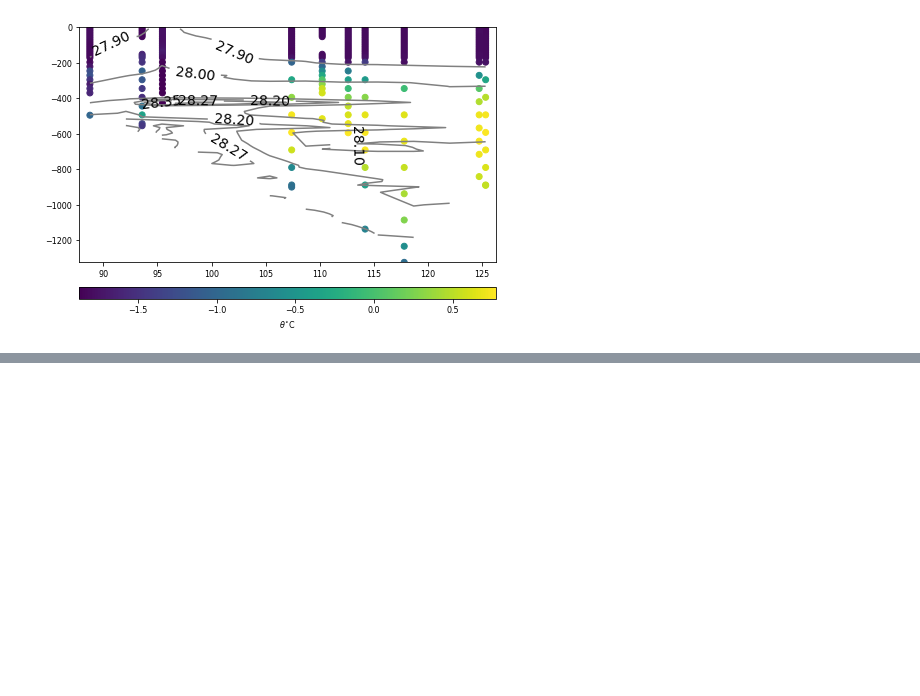
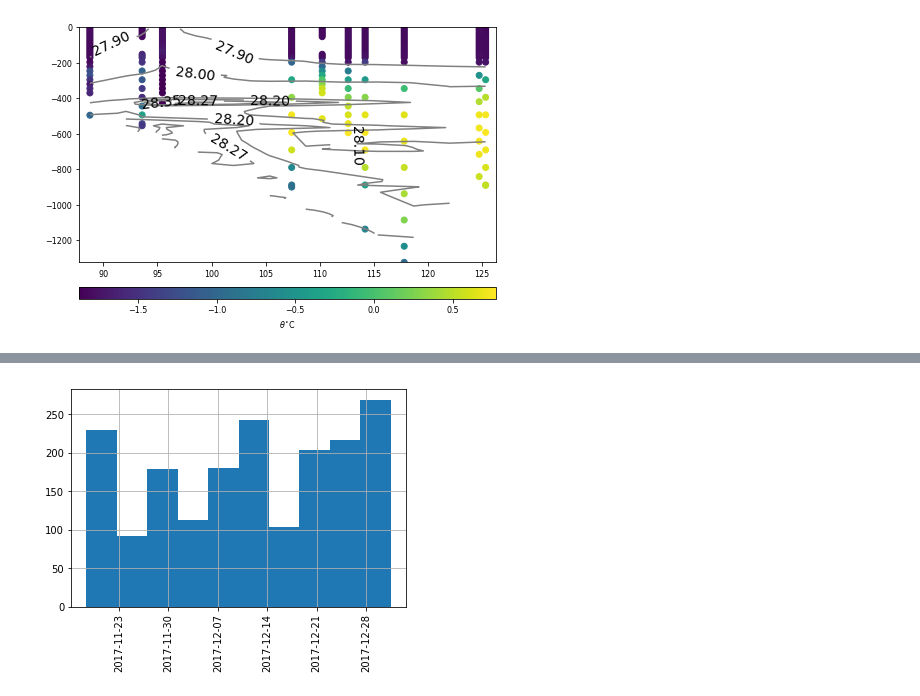
Before and after one commit to adityarn/antarctic_margins_MEOP, a Jupyter notebook: Across_ASF.ipynb, the cells around one changed output, grey strips where cells are left out. Drawn from its saved outputs; the diff is of its cells as text; code cells hidden in the pictures; blank space fills up the shorter version.

```diff
--- a/Across_ASF.ipynb
+++ b/Across_ASF.ipynb
@@ -610,0 +529,8 @@ dfmg[(dfmg.PROFILE_NUMBER == 186206)]
+# %%
+plt.close(1)
+plt.figure(1)
+dfmg.loc[Adelie & sel_years(dfmg, [2017]) & ~dfmg.CTEMP.isnull(), "JULD"].hist()
+plt.xticks(rotation="90")
+plt.show()
+# %% [output]
+[figure, added]
```
Also changed, not shown: parts of 48 cells of this notebook, 27 other files.
